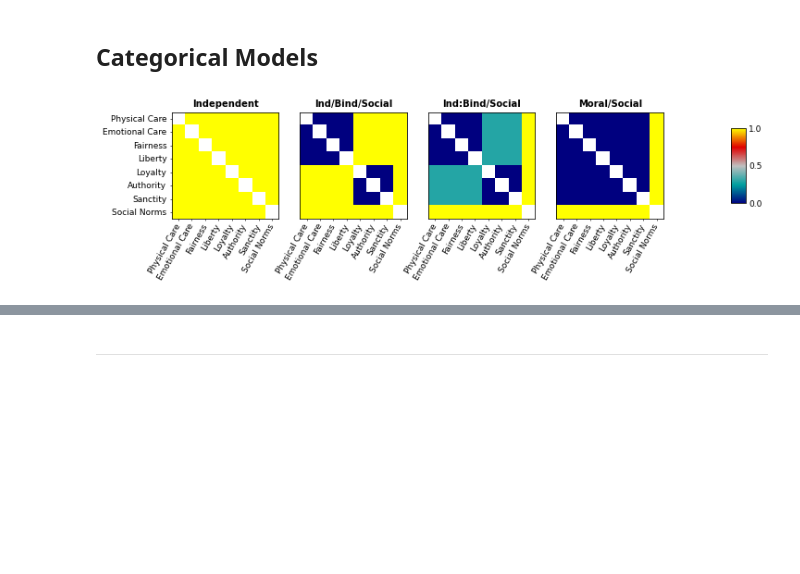
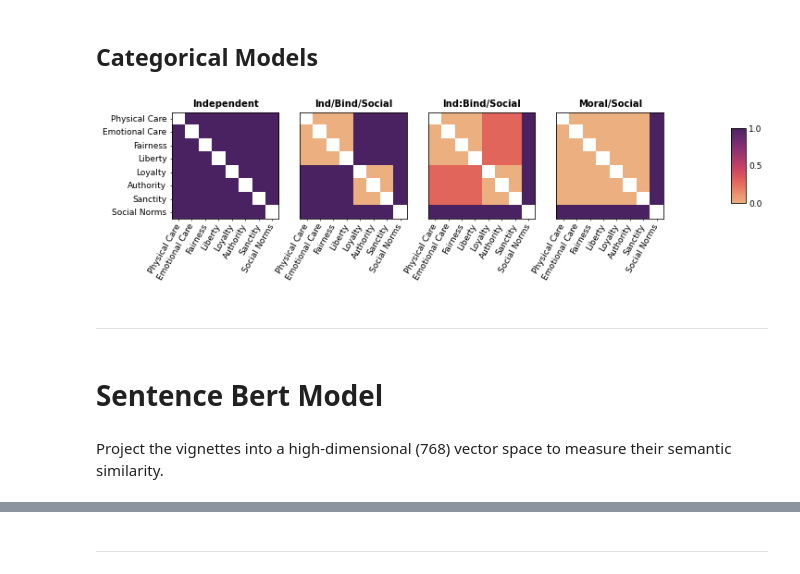
Before and after one commit to medianeuroscience/mft_vignettes, a Jupyter notebook: rsa/rsa.ipynb, the cells around one changed output, grey strips where cells are left out. Cells and saved outputs as stored; diff of their text form; code cells hidden in the pictures; blank space fills up the shorter version.

```diff
--- a/rsa/rsa.ipynb
+++ b/rsa/rsa.ipynb
@@ -111,7 +113,13 @@ model_rdms.pattern_descriptors['cond_names'] = labels
 # %%
 # Visualize Categorical RDMs
 fig, ax, ret_val = rsatoolbox.vis.show_rdm(model_rdms, rdm_descriptor='model_names', n_row=1,
-                                          figsize=(12,6), pattern_descriptor='cond_names', show_colorbar='figure')
-# plt.savefig('plots/rdm_models.png', dpi=300, bbox_inches='tight')
+                                          figsize=(12,6), pattern_descriptor='cond_names', show_colorbar='figure', cmap='flare')
+plt.savefig('plots/rdm_models.png', dpi=300, bbox_inches='tight')
 # %% [output]
-[figure, old version]
+[figure, new version]
+# %% [markdown]
+***
+# %% [markdown]
+# Sentence Bert Model
+# %% [markdown]
+Project the vignettes into a high-dimensional (768) vector space to measure their semantic similarity.
```
Also changed, not shown: parts of 28 cells of this notebook, 18 other files.
